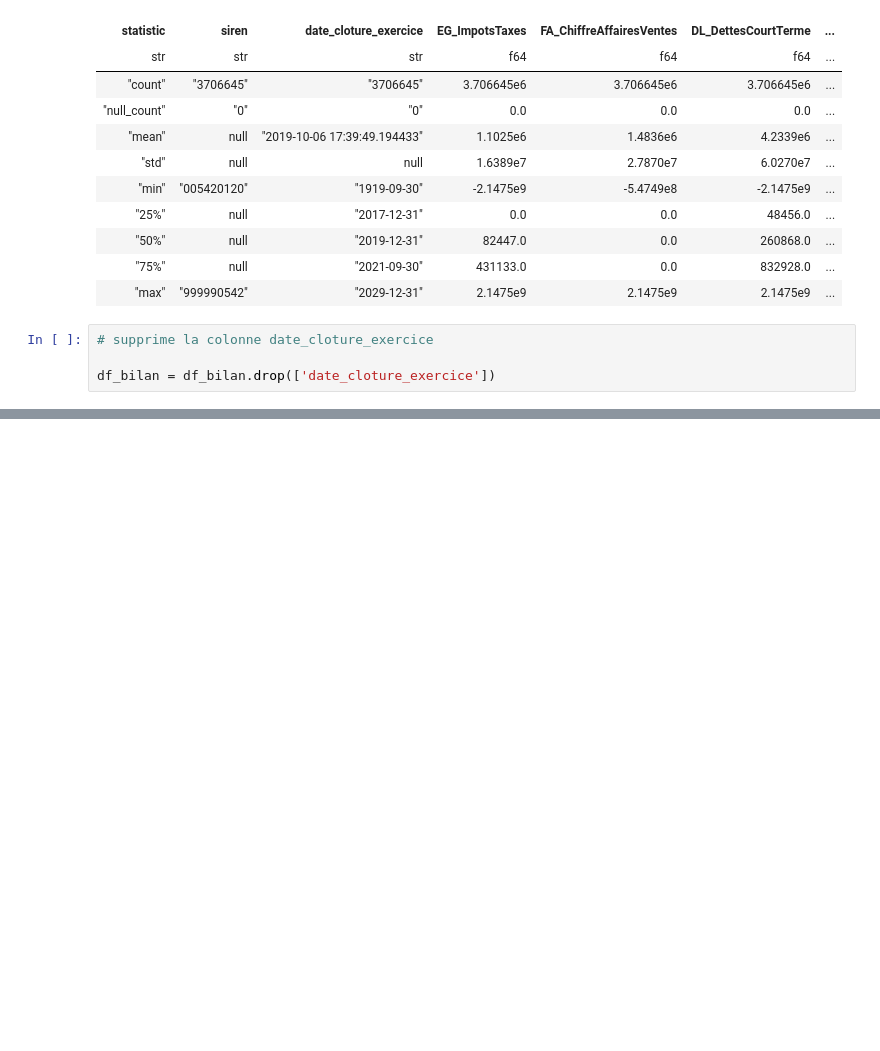
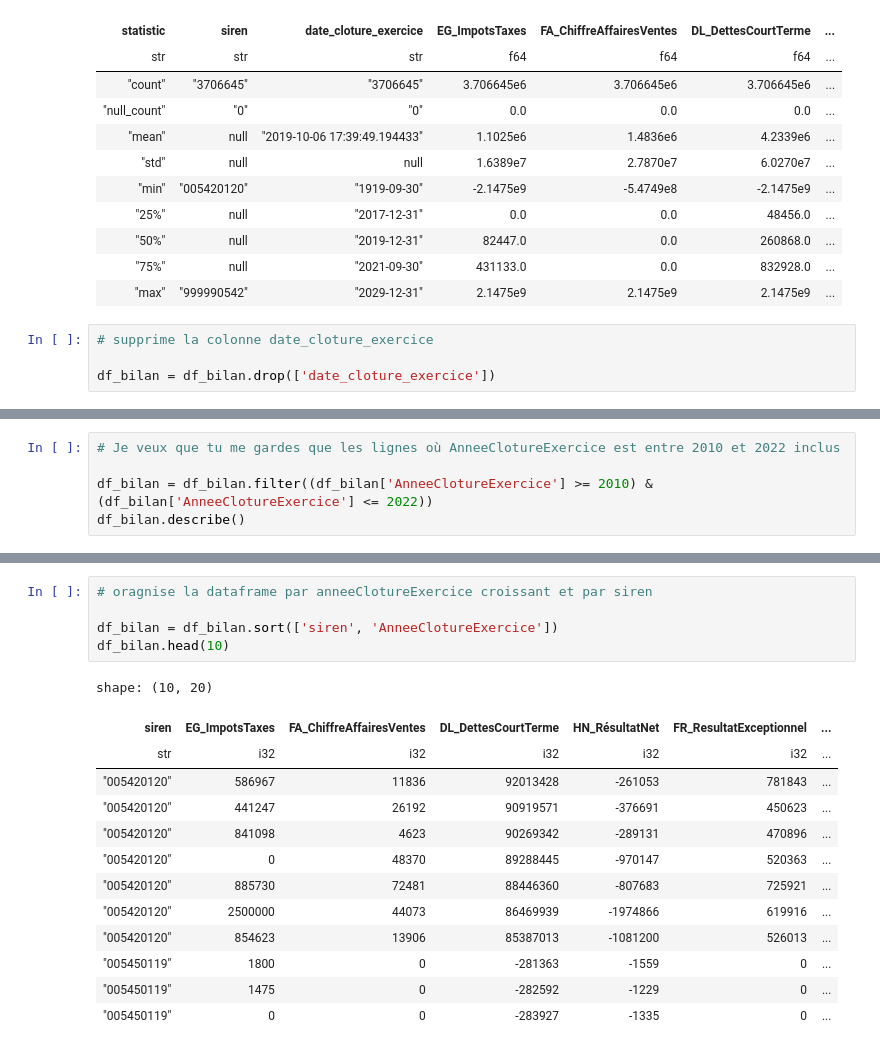
Before and after one commit to ugozchi/AS_Supervised_Learning, a Jupyter notebook: Notebooks/00_Sandbox.ipynb, the cells around one changed output, grey strips where cells are left out. Cells and saved outputs as stored; diff of their text form; blank space fills up the shorter version.

```diff
--- a/Notebooks/00_Sandbox.ipynb
+++ b/Notebooks/00_Sandbox.ipynb
@@ -242,0 +298,5 @@ df_bilan = df_bilan.drop(['date_cloture_exercice'])
+# %%
+# Je veux que tu me gardes que les lignes où AnneeClotureExercice est entre 2010 et 2022 inclus
+
+df_bilan = df_bilan.filter((df_bilan['AnneeClotureExercice'] >= 2010) & (df_bilan['AnneeClotureExercice'] <= 2022))
+df_bilan.describe()
@@ -242,0 +316,19 @@ df_bilan = df_bilan.drop(['date_cloture_exercice'])
+# %%
+# oragnise la dataframe par anneeClotureExercice croissant et par siren
+
+df_bilan = df_bilan.sort(['siren', 'AnneeClotureExercice'])
+df_bilan.head(10)
+# %% [output]
+shape: (10, 20)
+| siren | EG_ImpotsTaxes | FA_ChiffreAffairesVentes | DL_DettesCourtTerme | HN_RésultatNet | FR_ResultatExceptionnel | ... |
+| str | i32 | i32 | i32 | i32 | i32 | ... |
+| "005420120" | 586967 | 11836 | 92013428 | -261053 | 781843 | ... |
+| "005420120" | 441247 | 26192 | 90919571 | -376691 | 450623 | ... |
+| "005420120" | 841098 | 4623 | 90269342 | -289131 | 470896 | ... |
+| "005420120" | 0 | 48370 | 89288445 | -970147 | 520363 | ... |
+| "005420120" | 885730 | 72481 | 88446360 | -807683 | 725921 | ... |
+| "005420120" | 2500000 | 44073 | 86469939 | -1974866 | 619916 | ... |
+| "005420120" | 854623 | 13906 | 85387013 | -1081200 | 526013 | ... |
+| "005450119" | 1800 | 0 | -281363 | -1559 | 0 | ... |
+| "005450119" | 1475 | 0 | -282592 | -1229 | 0 | ... |
+| "005450119" | 0 | 0 | -283927 | -1335 | 0 | ... |
```
Also changed, not shown: parts of 26 cells of this notebook, 3 other files.
